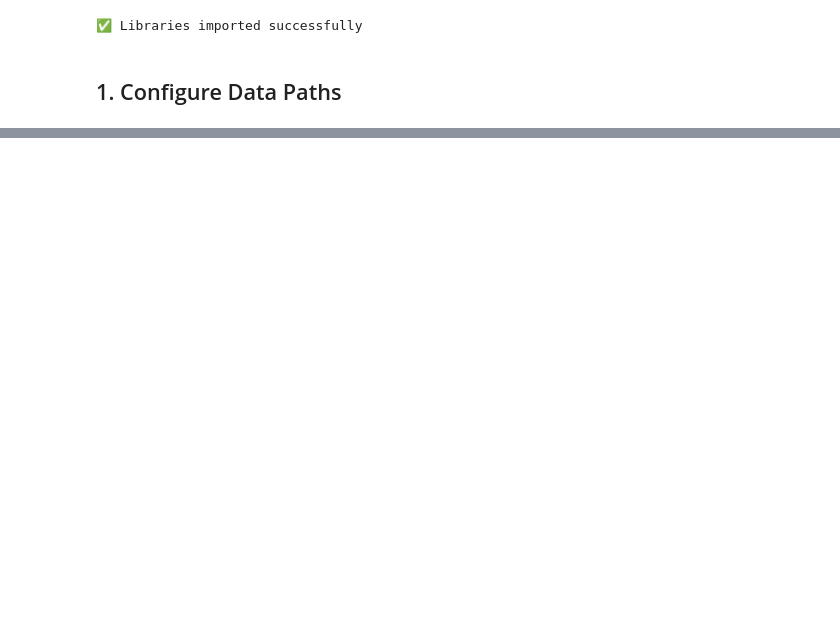
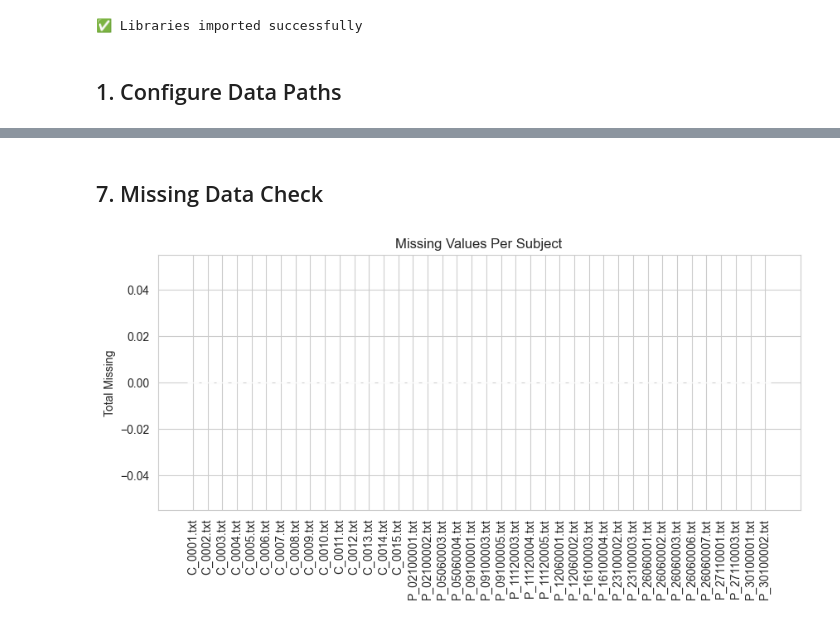
Before and after one commit to gasredX09/Enhancing-Multimodal-Parkinsons-Disease-Classification-and-Explainability, a Jupyter notebook: replica/01_eda/handwriting_eda.ipynb, the cells around one changed output, grey strips where cells are left out. Cells and saved outputs as stored; diff of their text form; code cells hidden in the pictures; blank space fills up the shorter version.

```diff
--- a/replica/01_eda/handwriting_eda.ipynb
+++ b/replica/01_eda/handwriting_eda.ipynb
@@ -480,3 +238,39 @@ print("-" * 60)
+# %% [markdown]
+## 7. Missing Data Check
+# %%
+missing_summary = []
+
+for label, files in [("control", control_files), ("parkinson", pd_files)]:
+    for f in files:
+        df = load_subject_file(f)
+
+        missing_summary.append({
+            "file": f.name,
+            "label": label,
+            "total_missing": df.isna().sum().sum(),
+            "missing_X": df["X"].isna().sum(),
+            "missing_Y": df["Y"].isna().sum(),
+            "missing_Pressure": df["Pressure"].isna().sum(),
+            "missing_Timestamp": df["Timestamp"].isna().sum()
+        })
+
+missing_df = pd.DataFrame(missing_summary)
+
+missing_df.head()
+
+missing_df.sort_values("total_missing", ascending=False).head()
+
+
+import matplotlib.pyplot as plt
+
+plt.figure(figsize=(10,4))
+plt.bar(missing_df["file"], missing_df["total_missing"])
+plt.xticks(rotation=90)
+plt.title("Missing Values Per Subject")
+plt.ylabel("Total Missing")
+plt.show()
+# %% [output]
+[figure, added]
 # %% [markdown]
 ## Summary
 
```
Also changed, not shown: parts of 28 cells of this notebook.
